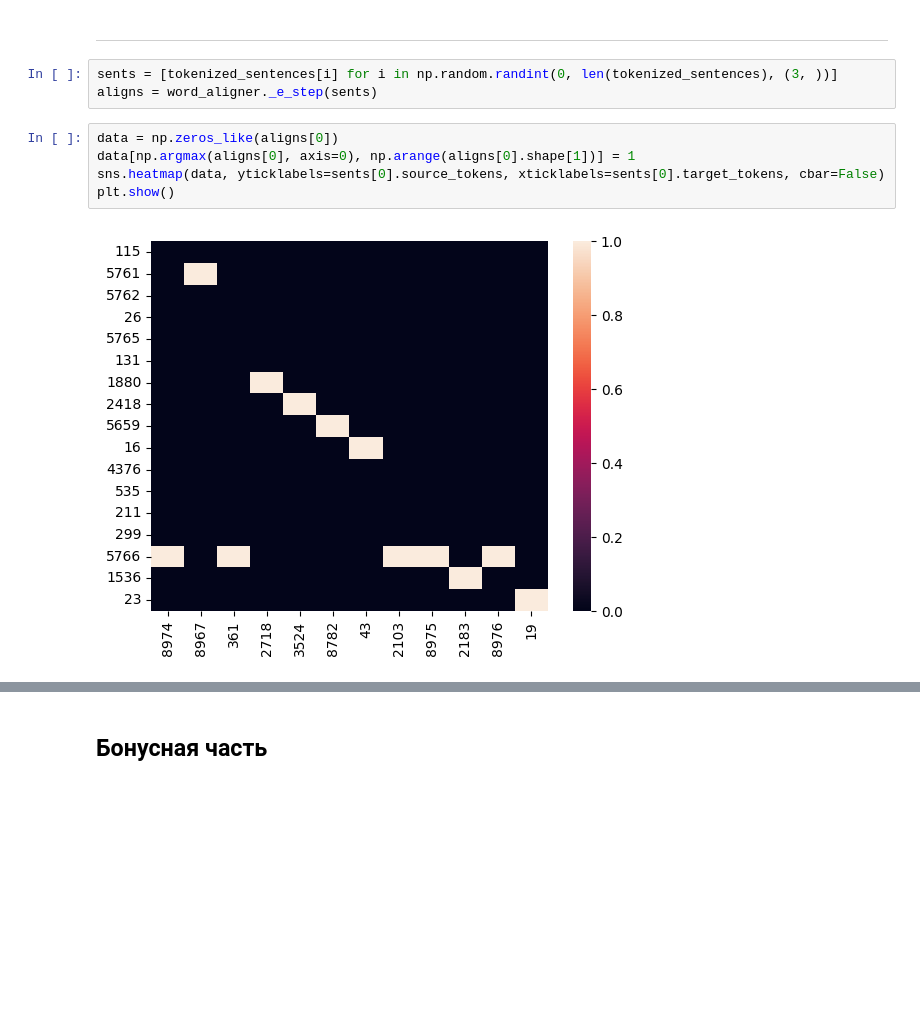
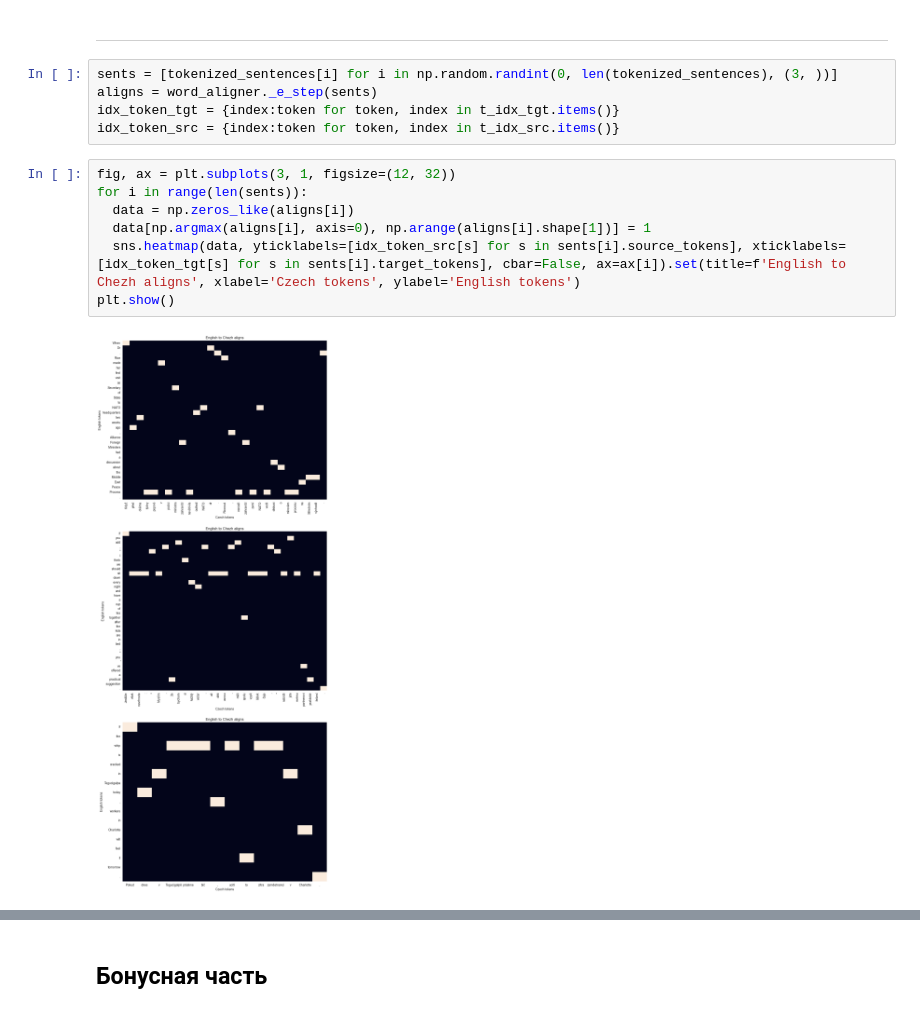
Before and after one commit to Arslan203/EM_mmro, a Jupyter notebook: Homework3/homework-practice-09-em-ValeevArslan.ipynb, the cells around one changed output, grey strips where cells are left out. Saved outputs shown, nothing was run; the diff lists cells and outputs as text; blank space fills up the shorter version.

```diff
--- a/Homework3/homework-practice-09-em-ValeevArslan.ipynb
+++ b/Homework3/homework-practice-09-em-ValeevArslan.ipynb
@@ -690,10 +662,14 @@ idx_token_src = {index:token for token, index in t_idx_src.items()}
 # %%
 sents = [tokenized_sentences[i] for i in np.random.randint(0, len(tokenized_sentences), (3, ))]
 aligns = word_aligner._e_step(sents)
+idx_token_tgt = {index:token for token, index in t_idx_tgt.items()}
+idx_token_src = {index:token for token, index in t_idx_src.items()}
 # %%
-data = np.zeros_like(aligns[0])
-data[np.argmax(aligns[0], axis=0), np.arange(aligns[0].shape[1])] = 1
-sns.heatmap(data, yticklabels=sents[0].source_tokens, xticklabels=sents[0].target_tokens, cbar=False)
+fig, ax = plt.subplots(3, 1, figsize=(12, 32))
+for i in range(len(sents)):
+  data = np.zeros_like(aligns[i])
+  data[np.argmax(aligns[i], axis=0), np.arange(aligns[i].shape[1])] = 1
+  sns.heatmap(data, yticklabels=[idx_token_src[s] for s in sents[i].source_tokens], xticklabels=[idx_token_tgt[s] for s in sents[i].target_tokens], cbar=False, ax=ax[i]).set(title=f'English to Chezh aligns', xlabel='Czech tokens', ylabel='English tokens')
 plt.show()
 # %% [output]
-[figure, old version]
+[figure, new version]
```
Also changed, not shown: parts of 14 cells of this notebook.
